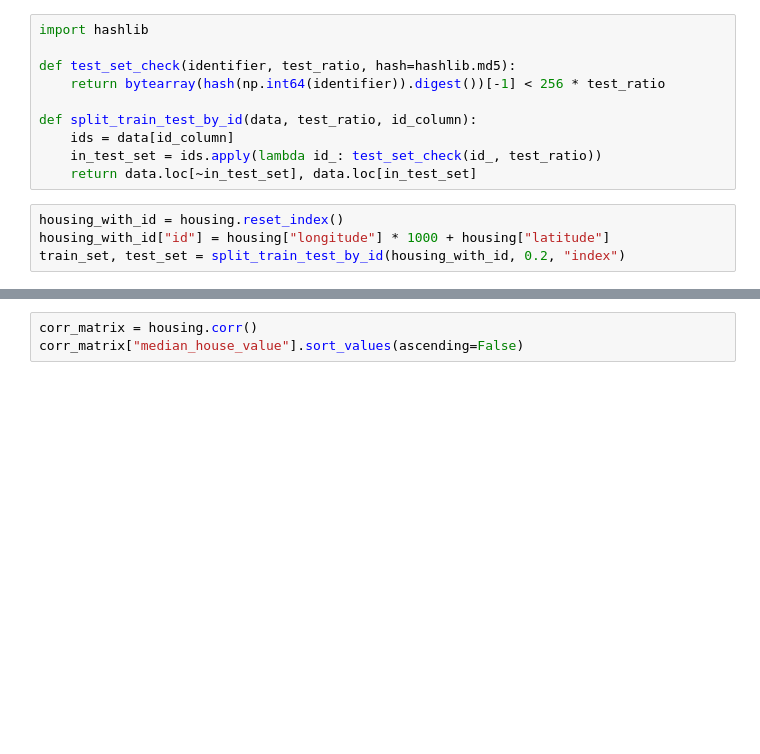
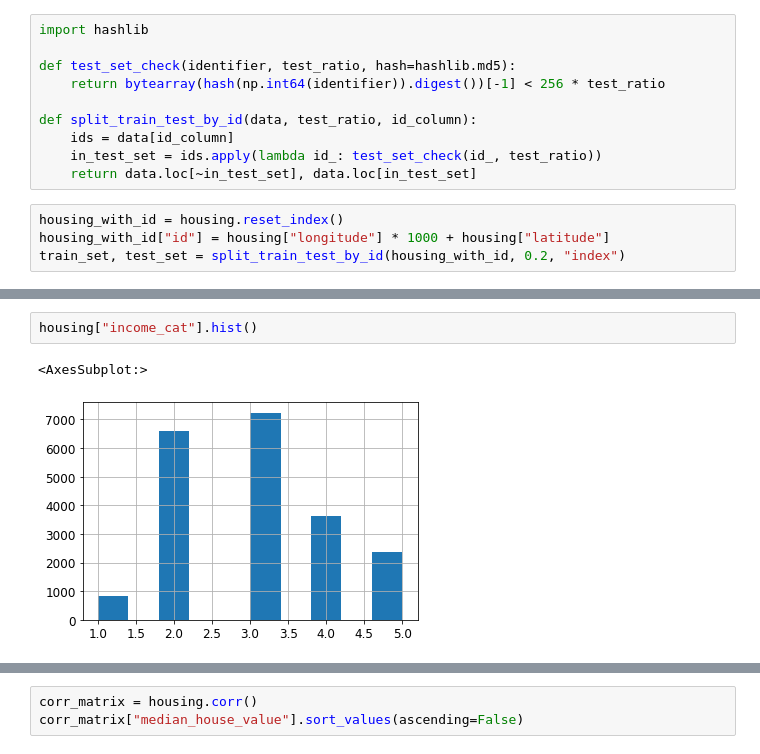
Before and after one commit to n3vrmr/data_studies, a Jupyter notebook: Housing.ipynb, the cells around one changed output, grey strips where cells are left out. Drawn from its saved outputs; the diff is of its cells as text; blank space fills up the shorter version.

```diff
--- a/Housing.ipynb
+++ b/Housing.ipynb
@@ -135,0 +179,5 @@ for set in (strat_train_set, strat_test_set):
+# %%
+housing["income_cat"].hist()
+# %% [output]
+<AxesSubplot:>
+[figure, added]
```
Also changed, not shown: parts of 63 cells of this notebook.
